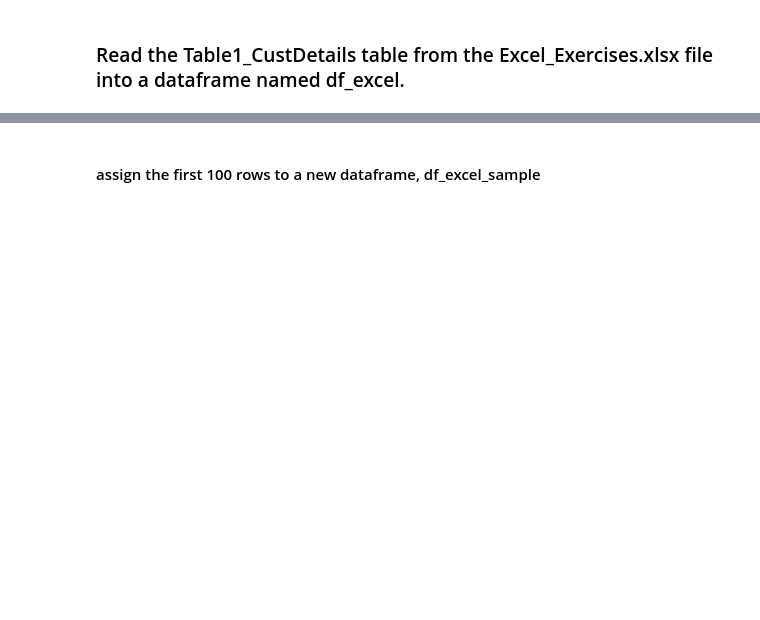
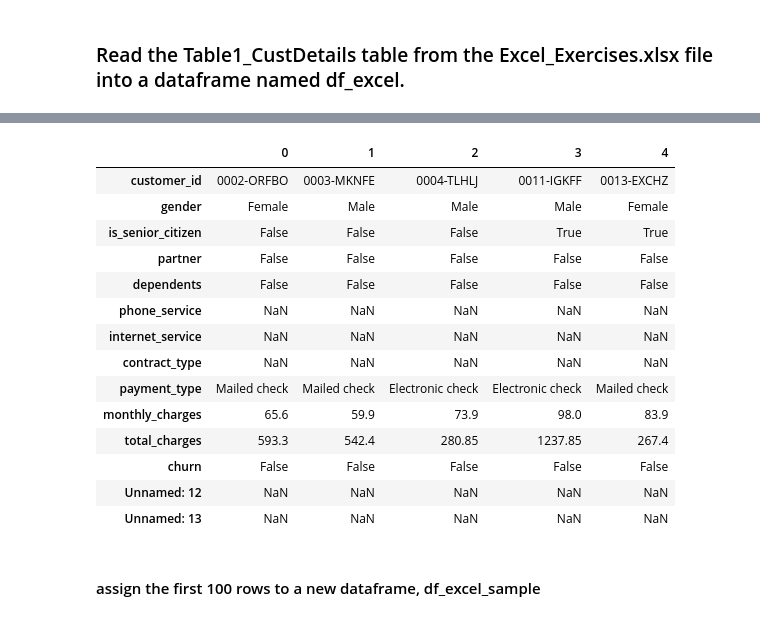
Before and after one commit to Joshua-C-Bryant/classification-exercises, a Jupyter notebook: classification_exercises.ipynb, the cells around one changed output, grey strips where cells are left out. Cells and saved outputs as stored; diff of their text form; code cells hidden in the pictures; blank space fills up the shorter version.

```diff
--- a/classification_exercises.ipynb
+++ b/classification_exercises.ipynb
@@ -52,3 +102,50 @@ df_iris.describe().T
+# %%
+# Setup Yes/No as booleans
+telco.partner = telco.partner == "Yes"
+telco.dependents = telco.dependents == "Yes"
+telco.churn = telco.churn == "Yes"
+telco.is_senior_citizen = telco.is_senior_citizen == 1
+# %%
+# map phone_service, internet_service, and contract_type
+contract_type = {
+    0: "Month-to-Month",
+    1: "1 Year",
+    2: "2 Year"
+}
+
+phone_service = {
+    0: "No Phone Service",
+    1: "One line",
+    2: "Two or more lines"
+}
+
+internet_service = {
+    0: "No Internet Service",
+    1: "DSL",
+    2: "Fiber Optic"
+}
+
+telco.contract_type = telco.contract_type.map(contract_type)
+telco.phone_service = telco.phone_service.map(phone_service)
+telco.internet_service = telco.internet_service.map(internet_service)
+# %%
+telco.head().T
+# %% [output]
+|  | 0 | 1 | 2 | 3 | 4 |
+| customer_id | 0002-ORFBO | 0003-MKNFE | 0004-TLHLJ | 0011-IGKFF | 0013-EXCHZ |
+| gender | Female | Male | Male | Male | Female |
+| is_senior_citizen | False | False | False | True | True |
+| partner | False | False | False | False | False |
+| dependents | False | False | False | False | False |
+| phone_service | NaN | NaN | NaN | NaN | NaN |
+| internet_service | NaN | NaN | NaN | NaN | NaN |
+| contract_type | NaN | NaN | NaN | NaN | NaN |
+| payment_type | Mailed check | Mailed check | Electronic check | Electronic check | Mailed check |
+| monthly_charges | 65.6 | 59.9 | 73.9 | 98.0 | 83.9 |
+| total_charges | 593.3 | 542.4 | 280.85 | 1237.85 | 267.4 |
+| churn | False | False | False | False | False |
+| Unnamed: 12 | NaN | NaN | NaN | NaN | NaN |
+| Unnamed: 13 | NaN | NaN | NaN | NaN | NaN |
 # %%
 df_excel = pd.read_csv('Cust_Churn_Telco.csv')
 # %% [markdown]
```
Also changed, not shown: parts of 27 cells of this notebook.
